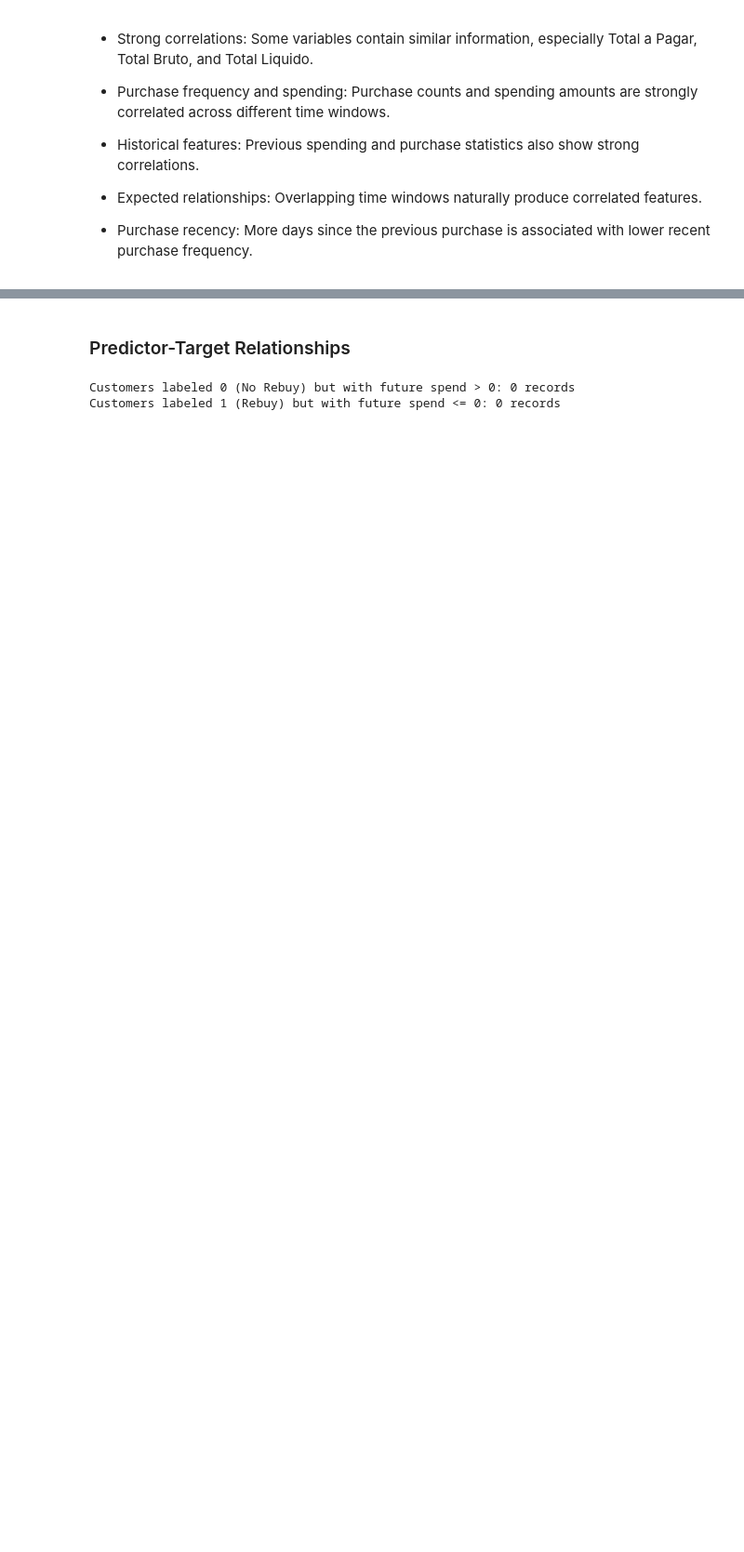
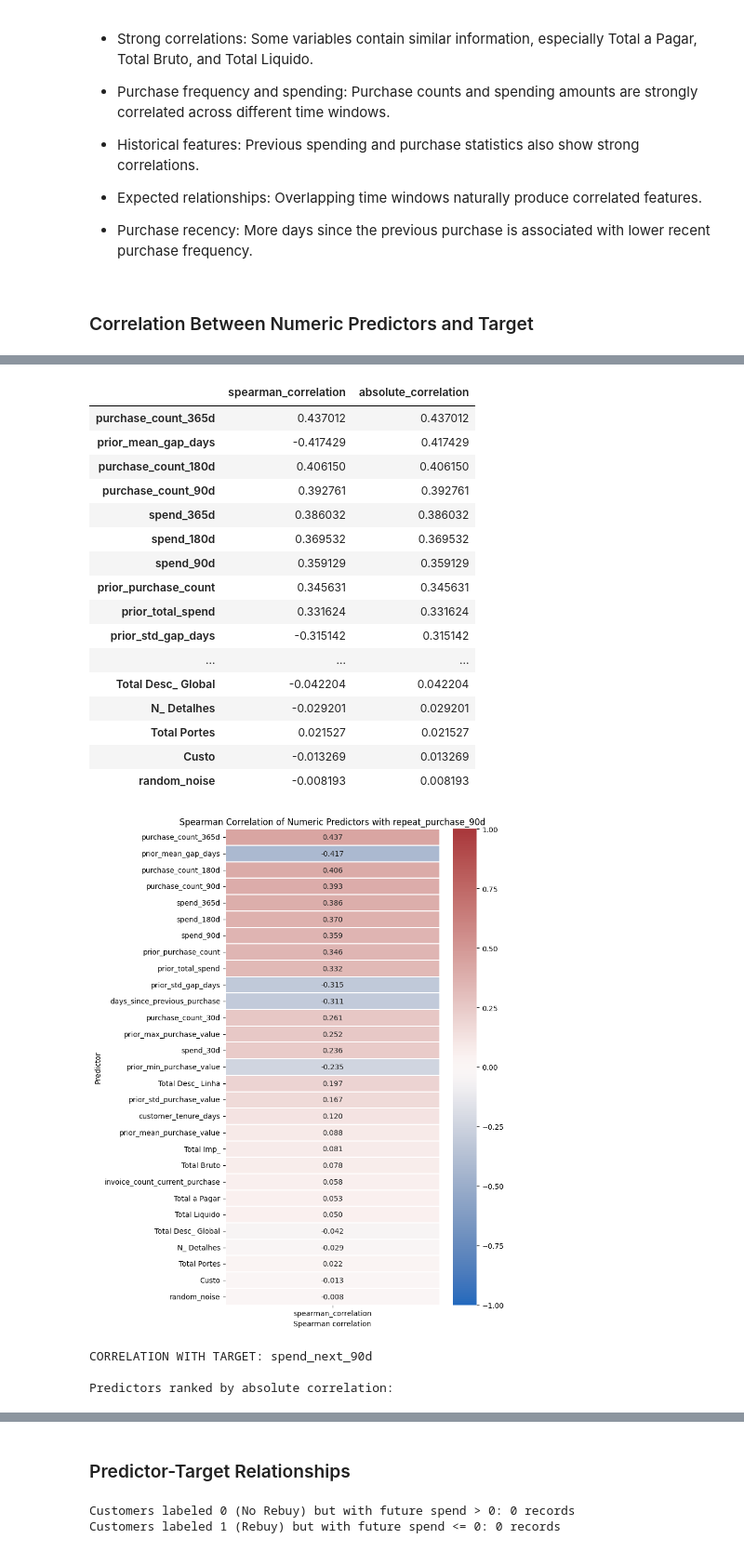
Before and after one commit to luisrafaelsoeiro/ETAI_Project, a Jupyter notebook: exploration.ipynb, the cells around one changed output, grey strips where cells are left out. Shown at 93% size. Cells and saved outputs as stored; diff of their text form; code cells hidden in the pictures; blank space fills up the shorter version.

```diff
--- a/exploration.ipynb
+++ b/exploration.ipynb
@@ -1795,3 +1881,62 @@ Highly correlated pairs: |correlation| >= 0.85
 - Expected relationships: Overlapping time windows naturally produce correlated features.
 
 - Purchase recency: More days since the previous purchase is associated with lower recent purchase frequency.
+# %% [markdown]
+### Correlation Between Numeric Predictors and Target
+# %%
+targets = [
+    "repeat_purchase_90d",
+    "spend_next_90d"
+]
+
+numeric_predictors = train[predictor_cols].select_dtypes(
+    include="number"
+).columns.tolist()
+
+for target in targets:
+
+    if target not in train.columns:
+        print(f"Target '{target}' not found. Skipping.")
+        continue
+
+    print(f"CORRELATION WITH TARGET: {target}")
+
+    correlations = (
+        train[numeric_predictors + [target]]
+        .corr(method="spearman")[target]
+        .drop(target)
+        .dropna()
+        .to_frame(name="spearman_correlation")
+    )
+
+    correlations["absolute_correlation"] = (
+        correlations["spearman_correlation"].abs()
+    )
+
+    correlations = correlations.sort_values(
+        by="absolute_correlation",
+        ascending=False
+    )
+
+    print("\nPredictors ranked by absolute correlation:")
+    display(correlations)
+
+    plt.figure(figsize=(8, max(5, len(correlations) * 0.35)))
+
+    sns.heatmap(
+        correlations[["spearman_correlation"]],
+        annot=True,
+        fmt=".3f",
+        cmap="vlag",
+        center=0,
+        vmin=-1,
+        vmax=1,
+        linewidths=0.3
+    )
+
+    plt.title(f"Spearman Correlation of Numeric Predictors with {target}")
+    plt.xlabel("Spearman correlation")
+    plt.ylabel("Predictor")
+    plt.tight_layout()
+    plt.show()
+# %% [output]
@@ -1797,0 +1946,21 @@ Highly correlated pairs: |correlation| >= 0.85
+|  | spearman_correlation | absolute_correlation |
+| purchase_count_365d | 0.437012 | 0.437012 |
+| prior_mean_gap_days | -0.417429 | 0.417429 |
+| purchase_count_180d | 0.406150 | 0.406150 |
+| purchase_count_90d | 0.392761 | 0.392761 |
+| spend_365d | 0.386032 | 0.386032 |
+| spend_180d | 0.369532 | 0.369532 |
+| spend_90d | 0.359129 | 0.359129 |
+| prior_purchase_count | 0.345631 | 0.345631 |
+| prior_total_spend | 0.331624 | 0.331624 |
+| prior_std_gap_days | -0.315142 | 0.315142 |
+| ... | ... | ... |
+| Total Desc_ Global | -0.042204 | 0.042204 |
+| N_ Detalhes | -0.029201 | 0.029201 |
+| Total Portes | 0.021527 | 0.021527 |
+| Custo | -0.013269 | 0.013269 |
+| random_noise | -0.008193 | 0.008193 |
+[figure, added]
+CORRELATION WITH TARGET: spend_next_90d
+
+Predictors ranked by absolute correlation:
```
Also changed, not shown: parts of 8 cells of this notebook.
